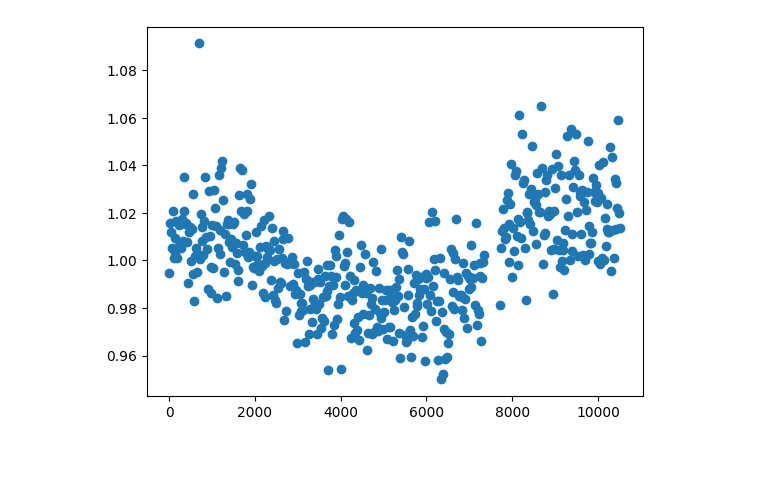
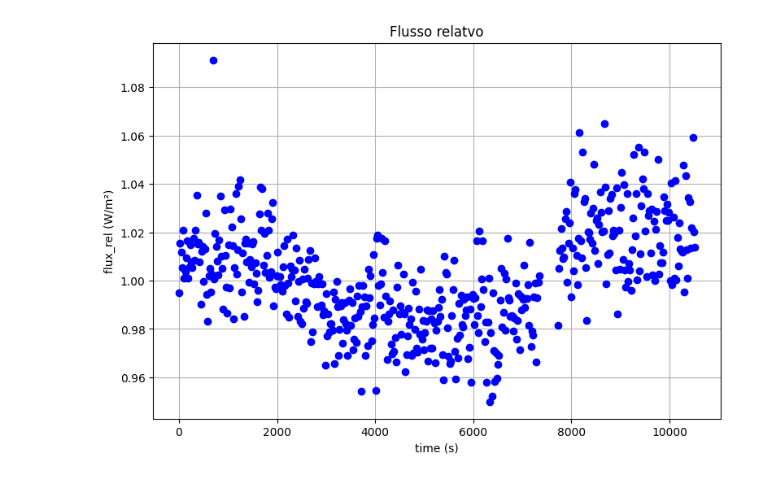
Before and after one commit to RickQuintaluce/asds_remote, a Jupyter notebook: Progetto_ASDS.ipynb, the cells around one changed output. Cells and saved outputs as stored; diff of their text form; code cells hidden in the pictures.

```diff
--- a/Progetto_ASDS.ipynb
+++ b/Progetto_ASDS.ipynb
@@ -52,3 +28,7 @@ df = pd.DataFrame(fluxes)
 df.columns = ('jd', 'flux_target', 'flux_comp', 'flux_rel')
 df['delta_jd'] = df.loc[:, 'jd'] - df.at[0, 'jd'] #tempo è espresso in JD (Julian Day)
 df['time'] = df.loc[:, 'delta_jd']*86400 #per transformare l'intervallo di tempo in secondi va moltiplicato per 86400
+df = df.drop('flux_target', axis=1)
+df = df.drop('flux_comp', axis=1)
+
+df
@@ -55,8 +49,11 @@ df['time'] = df.loc[:, 'delta_jd']*86400 #per transformare l'intervallo di tempo
 # %%
-plt.scatter(df['time'], df['flux_rel'])
+fig, ax = plt.subplots(figsize=(9, 6))
+ax.grid()
+ax.set_axisbelow(True)
+ax.scatter(df['time'], df['flux_rel'], c='b')
+ax.set_title('Flusso relatvo')
+ax.set_xlabel('time (s)')
+ax.set_ylabel('flux_rel (W/m²)')
 plt.show()
-
-#dati storti quindi li raddrizzo
-#il flusso tra l'altro non richiede l'inversione rognosa delle y
 # %% [output]
-[figure, old version]
+[figure, new version]
```
Also changed, not shown: parts of 72 cells of this notebook, 7 other files.
